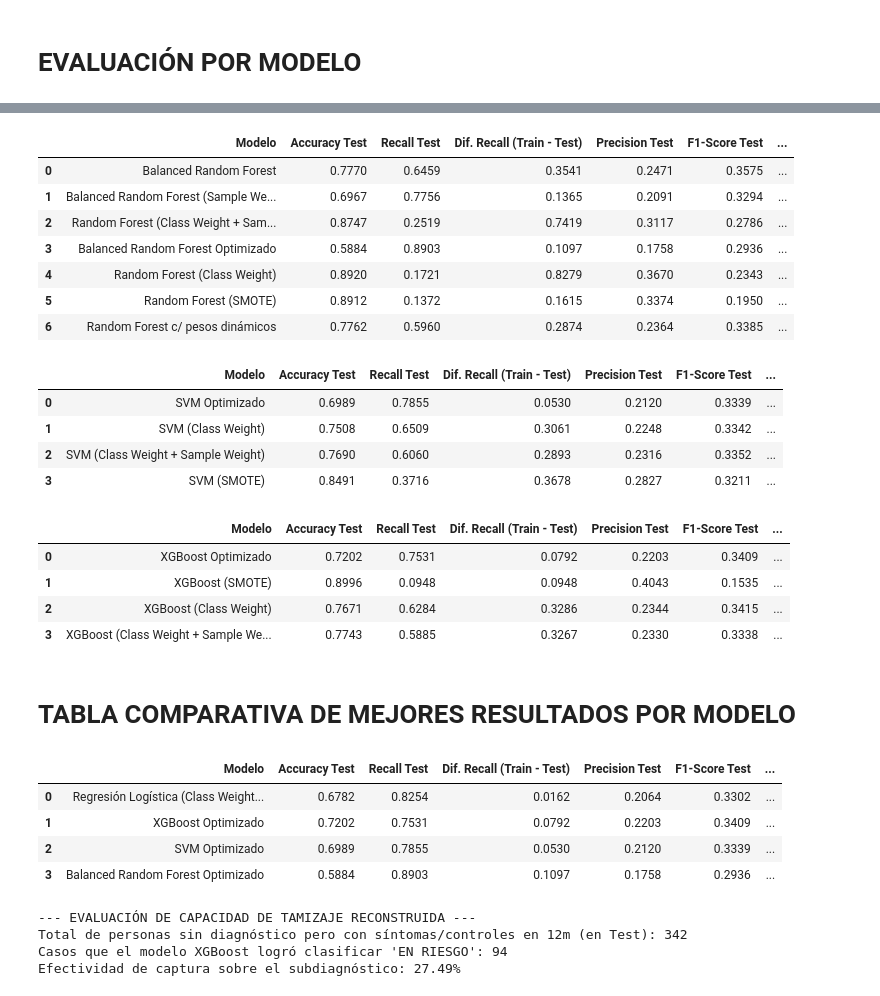
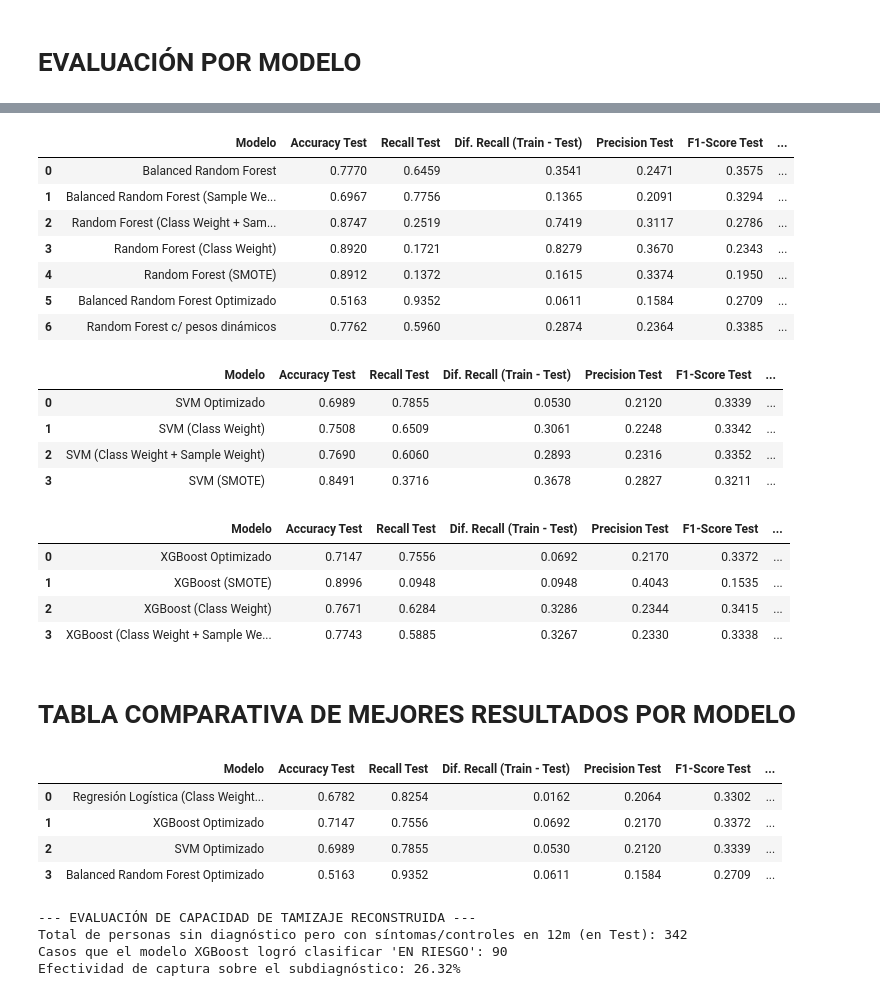
Before and after one commit to aldyvergara22-create/Hypertension-Diabetes-ML-detection, a Jupyter notebook: notebooks/06_Evaluación_Modelos_Diabetes.ipynb, the cells around one changed output, grey strips where cells are left out. Drawn from its saved outputs; the diff is of its cells as text; code cells hidden in the pictures.

```diff
--- a/notebooks/06_Evaluación_Modelos_Diabetes.ipynb
+++ b/notebooks/06_Evaluación_Modelos_Diabetes.ipynb
@@ -427,7 +427,7 @@ rf_smote_diab = joblib.load("../models/rf_smote_diabetes.joblib")
 brf_diabetes = joblib.load("../models/balanced_random_forest_diab.joblib")
 rf_subsample = joblib.load("../models/subsample_random_forest_diab.joblib")
 brf_sample_weight_diab= joblib.load("../models/brf_sample_weight_diab.joblib")
-brf_opt_gridsearch= joblib.load("../models/brf_hta_opt_gridsearch.joblib")
+brf_opt_randomizedsearch= joblib.load("../models/brf_diab_opt_randomizedsearch.joblib")
 # %%
 # ========================================================
 # EVALUACIÓN RANDOM FOREST ('class_weight') - DIABETES
@@ -1059,7 +1062,7 @@ Efectividad de captura sobre el subdiagnóstico: 45.61%
 # %%
 # Cargar datos
 
-svm_diab_cw = joblib.load("../models/svm_hta_diab.joblib")
+svm_diab_cw = joblib.load("../models/svm_diab_cw.joblib")
 svm_diab = joblib.load("../models/svm_diab.joblib")
 svm_diab_smote = joblib.load("../models/svm_diab_smote.joblib")
 svm_diab_opt = joblib.load("../models/svm_diab_optimizado.joblib")
@@ -1821,37 +1824,37 @@ modelos_rf_diab = {
     'Random Forest (Class Weight)': rf_diab_class_weight,
     'Random Forest (Class Weight + Sample Weight)': rf_diab,
     'Random Forest (SMOTE)': rf_smote_diab,
     'Random Forest c/ pesos dinámicos': rf_subsample,
     'Balanced Random Forest': brf_diabetes,
     'Balanced Random Forest (Sample Weight)': brf_sample_weight_diab,
-    'Balanced Random Forest Optimizado': brf_opt_gridsearch
+    'Balanced Random Forest Optimizado': brf_opt_randomizedsearch
     }
 
 # Generar la tabla coloreada reutilizando la función
 tabla_estilizada = generar_tabla_comparativa(modelos_rf_diab, X_train_diab, y_train_diab, X_test_diab, y_test_diab)
 
 # 3. Guardar tabla como imagen
 ruta_carpeta = '../reports/figures/results'
 
 dfi.export(
     tabla_estilizada,
     os.path.join(ruta_carpeta, 'comparativa_random_forest_diabetes.png'),
     table_conversion="matplotlib")
 
 tabla_estilizada.to_excel(
     os.path.join('../reports/tables/comparativa_random_forest_diabetes.xlsx'),
     index=False)
 
 # 4. Mostrar en la pantalla del Notebook
 display(tabla_estilizada)
 # %% [output]
 |  | Modelo | Accuracy Test | Recall Test | Dif. Recall (Train - Test) | Precision Test | F1-Score Test | ... |
 | 0 | Balanced Random Forest | 0.7770 | 0.6459 | 0.3541 | 0.2471 | 0.3575 | ... |
 | 1 | Balanced Random Forest (Sample We... | 0.6967 | 0.7756 | 0.1365 | 0.2091 | 0.3294 | ... |
 | 2 | Random Forest (Class Weight + Sam... | 0.8747 | 0.2519 | 0.7419 | 0.3117 | 0.2786 | ... |
-| 3 | Balanced Random Forest Optimizado | 0.5884 | 0.8903 | 0.1097 | 0.1758 | 0.2936 | ... |
-| 4 | Random Forest (Class Weight) | 0.8920 | 0.1721 | 0.8279 | 0.3670 | 0.2343 | ... |
-| 5 | Random Forest (SMOTE) | 0.8912 | 0.1372 | 0.1615 | 0.3374 | 0.1950 | ... |
+| 3 | Random Forest (Class Weight) | 0.8920 | 0.1721 | 0.8279 | 0.3670 | 0.2343 | ... |
+| 4 | Random Forest (SMOTE) | 0.8912 | 0.1372 | 0.1615 | 0.3374 | 0.1950 | ... |
+| 5 | Balanced Random Forest Optimizado | 0.5163 | 0.9352 | 0.0611 | 0.1584 | 0.2709 | ... |
 | 6 | Random Forest c/ pesos dinámicos | 0.7762 | 0.5960 | 0.2874 | 0.2364 | 0.3385 | ... |
 # %%
 modelos_svm_diab = {
@@ -1912,7 +1915,7 @@ tabla_estilizada.to_excel(
 display(tabla_estilizada)
 # %% [output]
 |  | Modelo | Accuracy Test | Recall Test | Dif. Recall (Train - Test) | Precision Test | F1-Score Test | ... |
-| 0 | XGBoost Optimizado | 0.7202 | 0.7531 | 0.0792 | 0.2203 | 0.3409 | ... |
+| 0 | XGBoost Optimizado | 0.7147 | 0.7556 | 0.0692 | 0.2170 | 0.3372 | ... |
 | 1 | XGBoost (SMOTE) | 0.8996 | 0.0948 | 0.0948 | 0.4043 | 0.1535 | ... |
 | 2 | XGBoost (Class Weight) | 0.7671 | 0.6284 | 0.3286 | 0.2344 | 0.3415 | ... |
 | 3 | XGBoost (Class Weight + Sample We... | 0.7743 | 0.5885 | 0.3267 | 0.2330 | 0.3338 | ... |
@@ -1921,7 +1924,7 @@ display(tabla_estilizada)
 # %%
 tabla_comparativa_final = {
     'Regresión Logística (Class Weight + Sample Weight)': reg_log_diab,
-    'Balanced Random Forest Optimizado': brf_opt_gridsearch,
+    'Balanced Random Forest Optimizado': brf_opt_randomizedsearch,
     'SVM Optimizado': svm_diab_opt,
     'XGBoost Optimizado': xgb_diab_opt
 }
@@ -1945,9 +1948,9 @@ display(tabla_estilizada)
 # %% [output]
 |  | Modelo | Accuracy Test | Recall Test | Dif. Recall (Train - Test) | Precision Test | F1-Score Test | ... |
 | 0 | Regresión Logística (Class Weight... | 0.6782 | 0.8254 | 0.0162 | 0.2064 | 0.3302 | ... |
-| 1 | XGBoost Optimizado | 0.7202 | 0.7531 | 0.0792 | 0.2203 | 0.3409 | ... |
+| 1 | XGBoost Optimizado | 0.7147 | 0.7556 | 0.0692 | 0.2170 | 0.3372 | ... |
 | 2 | SVM Optimizado | 0.6989 | 0.7855 | 0.0530 | 0.2120 | 0.3339 | ... |
-| 3 | Balanced Random Forest Optimizado | 0.5884 | 0.8903 | 0.1097 | 0.1758 | 0.2936 | ... |
+| 3 | Balanced Random Forest Optimizado | 0.5163 | 0.9352 | 0.0611 | 0.1584 | 0.2709 | ... |
 # %%
 # cargar dataframe renombrado
 
@@ -1983,5 +1986,5 @@ print(f"Efectividad de captura sobre el subdiagnóstico: {porcentaje_exito:.2f}%
 # %% [output]
 --- EVALUACIÓN DE CAPACIDAD DE TAMIZAJE RECONSTRUIDA ---
 Total de personas sin diagnóstico pero con síntomas/controles en 12m (en Test): 342
-Casos que el modelo XGBoost logró clasificar 'EN RIESGO': 94
-Efectividad de captura sobre el subdiagnóstico: 27.49%
+Casos que el modelo XGBoost logró clasificar 'EN RIESGO': 90
+Efectividad de captura sobre el subdiagnóstico: 26.32%
```
Also changed, not shown: parts of 10 cells of this notebook, 38 other files.
